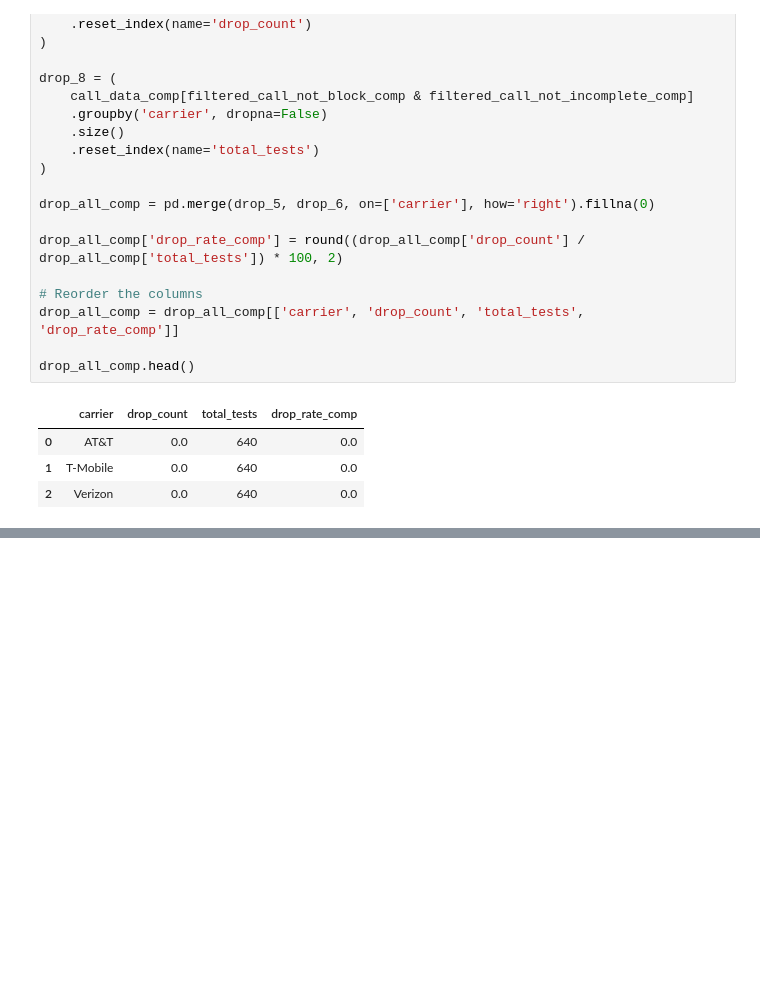
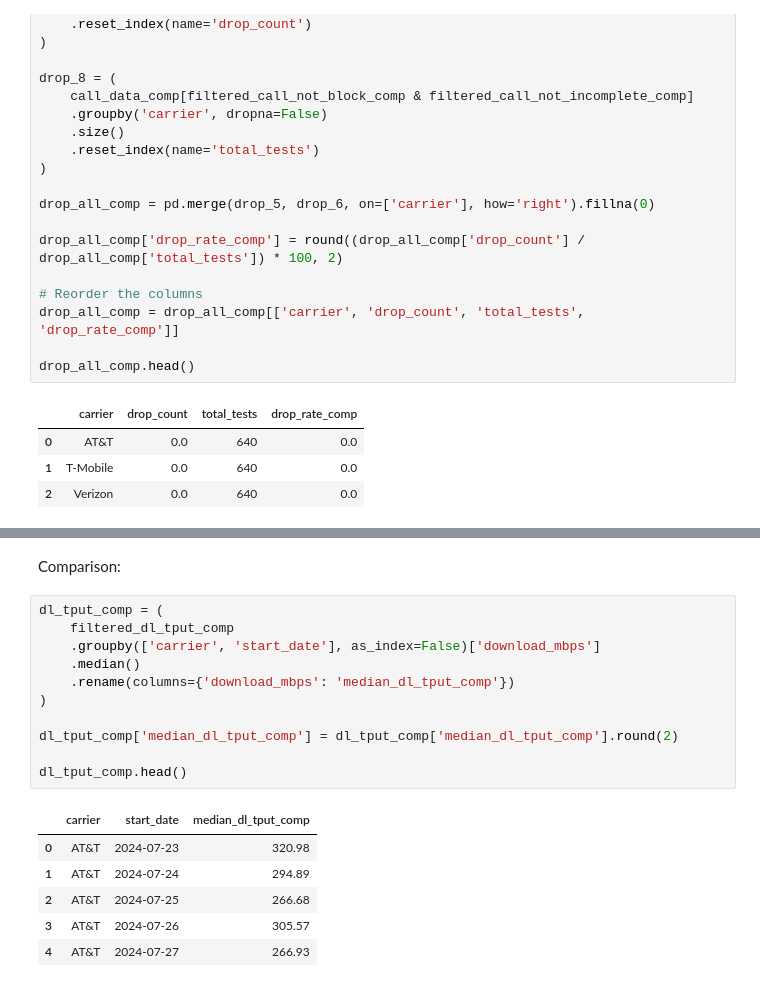
Before and after one commit to ookla-jennymassari/dq_reporting_test.py, a Jupyter notebook: dq_reporting_notebook.ipynb, the cells around one changed output, grey strips where cells are left out. Drawn from its saved outputs; the diff is of its cells as text; blank space fills up the shorter version.

```diff
--- a/dq_reporting_notebook.ipynb
+++ b/dq_reporting_notebook.ipynb
@@ -1166,0 +1230,20 @@ drop_all_comp.head()
+# %% [markdown]
+Comparison:
+# %%
+dl_tput_comp = (
+    filtered_dl_tput_comp
+    .groupby(['carrier', 'start_date'], as_index=False)['download_mbps']
+    .median()
+    .rename(columns={'download_mbps': 'median_dl_tput_comp'})
+)
+
+dl_tput_comp['median_dl_tput_comp'] = dl_tput_comp['median_dl_tput_comp'].round(2)
+
+dl_tput_comp.head()
+# %% [output]
+|  | carrier | start_date | median_dl_tput_comp |
+| 0 | AT&T | 2024-07-23 | 320.98 |
+| 1 | AT&T | 2024-07-24 | 294.89 |
+| 2 | AT&T | 2024-07-25 | 266.68 |
+| 3 | AT&T | 2024-07-26 | 305.57 |
+| 4 | AT&T | 2024-07-27 | 266.93 |
```
Also changed, not shown: parts of 8 cells of this notebook.
